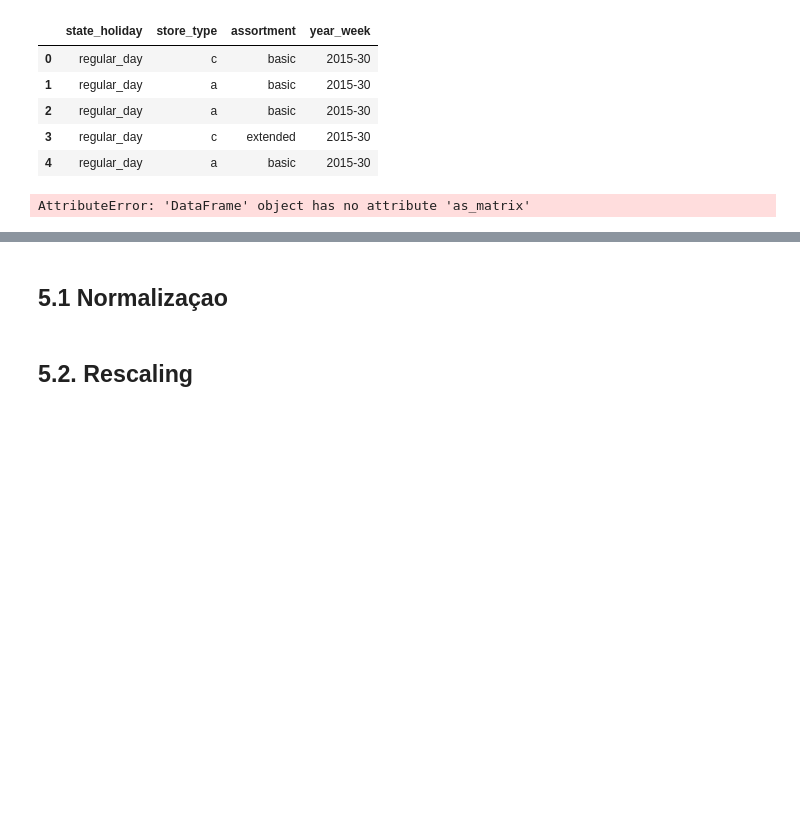
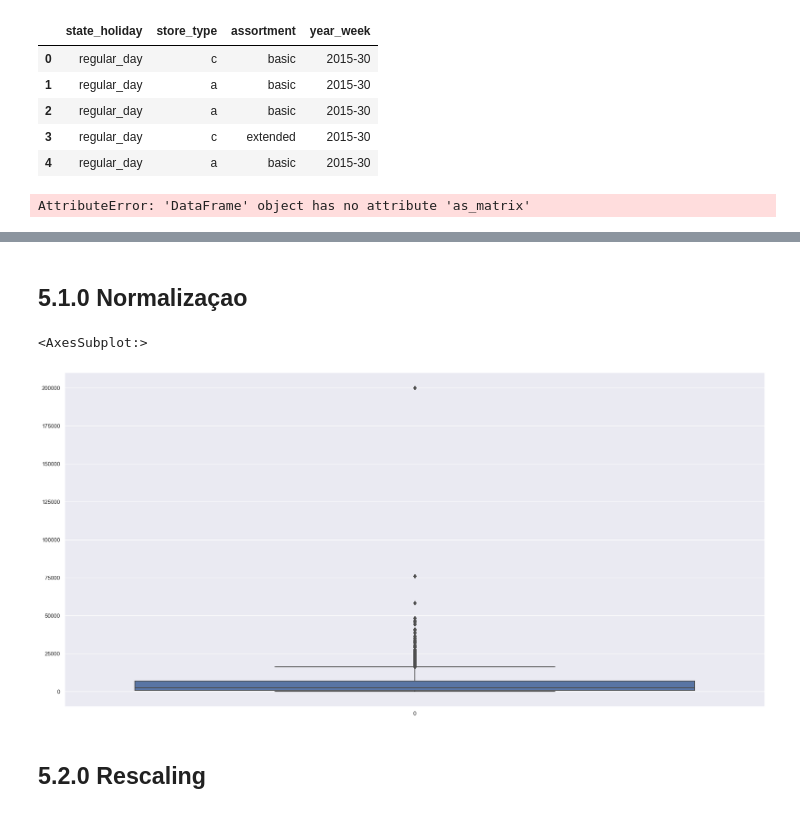
Before and after one commit to HallanMiranda/Ds_Producao-Rossman, a Jupyter notebook: Rossmann.ipynb, the cells around one changed output, grey strips where cells are left out. Cells and saved outputs as stored; diff of their text form; code cells hidden in the pictures; blank space fills up the shorter version.

```diff
--- a/Rossmann.ipynb
+++ b/Rossmann.ipynb
@@ -972,6 +984,11 @@ Xi - µ / o
 # %%
 df5 = df4.copy()
 # %% [markdown]
-## 5.1 Normalizaçao
+## 5.1.0 Normalizaçao
+# %%
+sns.boxplot( df4['competition_distance'] )
+# %% [output]
+<AxesSubplot:>
+[figure, added]
 # %% [markdown]
-## 5.2. Rescaling
+## 5.2.0  Rescaling
```
Also changed, not shown: parts of 8 cells of this notebook.
